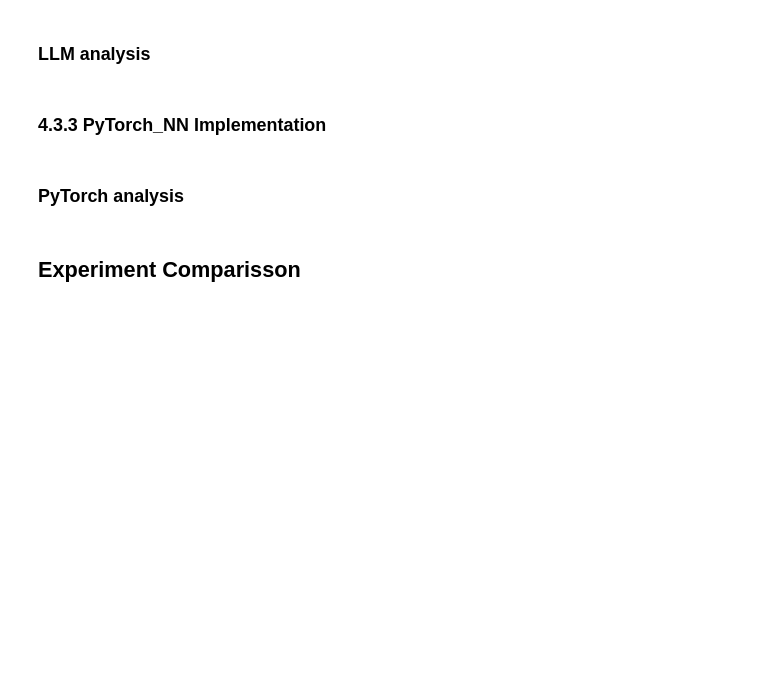
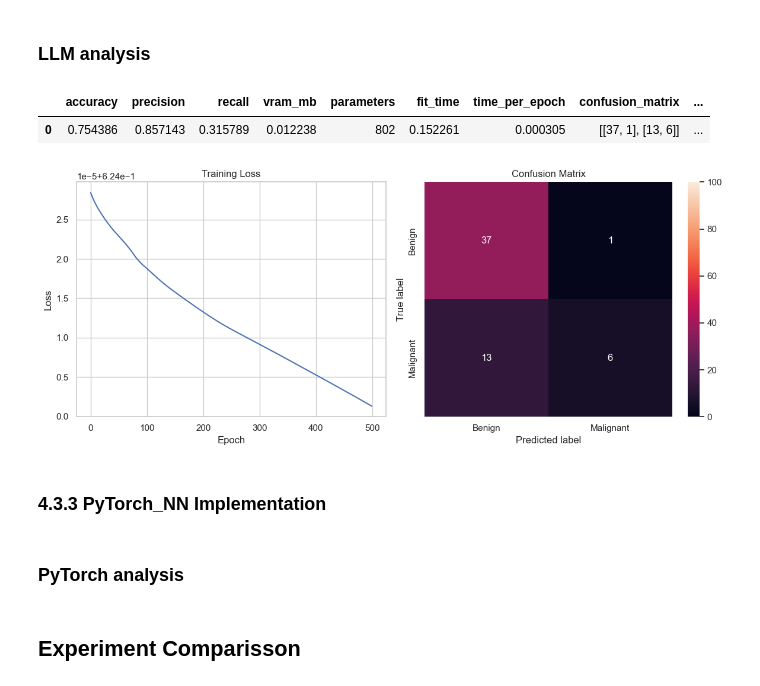
Before and after one commit to NoahW99/Neural-Network-Comparison, a Jupyter notebook: Breast_Cancer_Diagnostic.ipynb, the cells around one changed output. Cells and saved outputs as stored; diff of their text form; code cells hidden in the pictures; blank space fills up the shorter version.

```diff
--- a/Breast_Cancer_Diagnostic.ipynb
+++ b/Breast_Cancer_Diagnostic.ipynb
@@ -1042,5 +948,14 @@ TypeError: create_confusion_matrix() missing 1 required positional argument: 'lo
 # %% [markdown]
 ### LLM analysis
+# %%
+LLM_result_df = NN_LLM(model_llm)
+
+display(LLM_result_df)
+plot_loss_and_cm(LLM_result_df['confusion_matrix'].iloc[0], LLM_result_df['loss_history'].iloc[0])
+# %% [output]
+|  | accuracy | precision | recall | vram_mb | parameters | fit_time | time_per_epoch | confusion_matrix | ... |
+| 0 | 0.754386 | 0.857143 | 0.315789 | 0.012238 | 802 | 0.152261 | 0.000305 | [[37, 1], [13, 6]] | ... |
+[figure, added]
 # %% [markdown]
 ### 4.3.3 PyTorch_NN Implementation
 # %%
```
Also changed, not shown: parts of 17 cells of this notebook, 1 other file.
